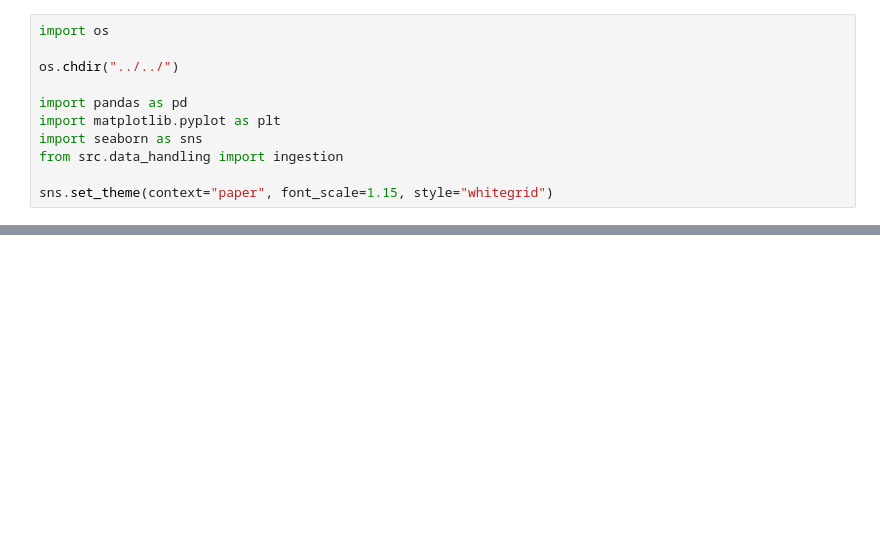
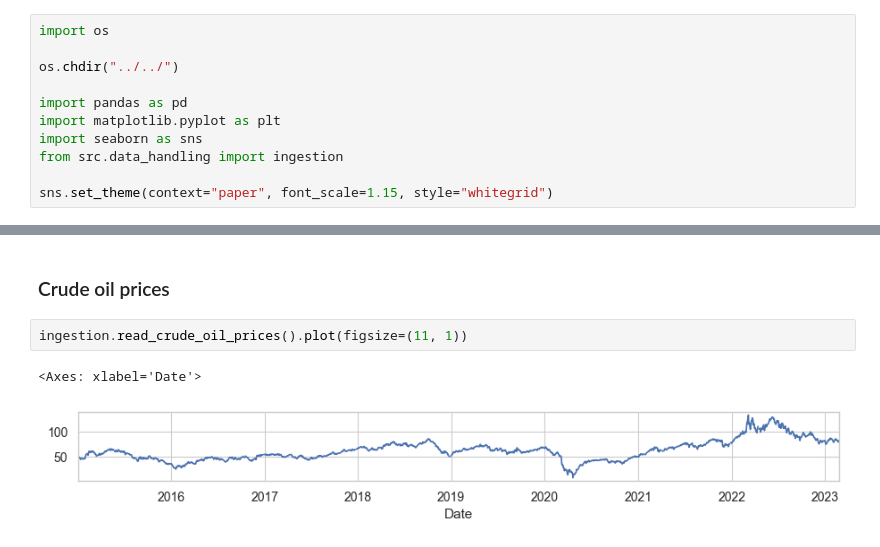
Before and after one commit to f-linus/natural_gas_consumption_modelling, a Jupyter notebook: notebooks/data_analysis/001 Data loading module test.ipynb, the cells around one changed output, grey strips where cells are left out. Saved outputs shown, nothing was run; the diff lists cells and outputs as text; blank space fills up the shorter version.

```diff
--- a/notebooks/data_analysis/001 Data loading module test.ipynb
+++ b/notebooks/data_analysis/001 Data loading module test.ipynb
@@ -18,0 +27,7 @@ pd.concat([((gaspool_prices + ncg_prices) / 2), the_prices]).plot()
+# %% [markdown]
+### Crude oil prices
+# %%
+ingestion.read_crude_oil_prices().plot(figsize=(11, 1))
+# %% [output]
+<Axes: xlabel='Date'>
+[figure, added]
```
Also changed, not shown: parts of 5 cells of this notebook, 1 other file.
